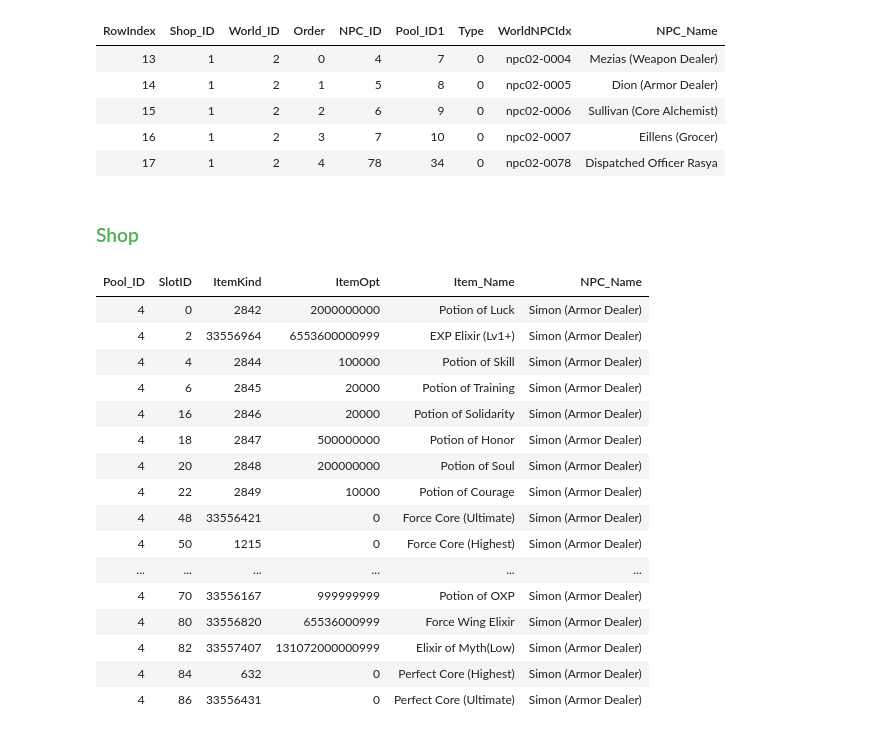
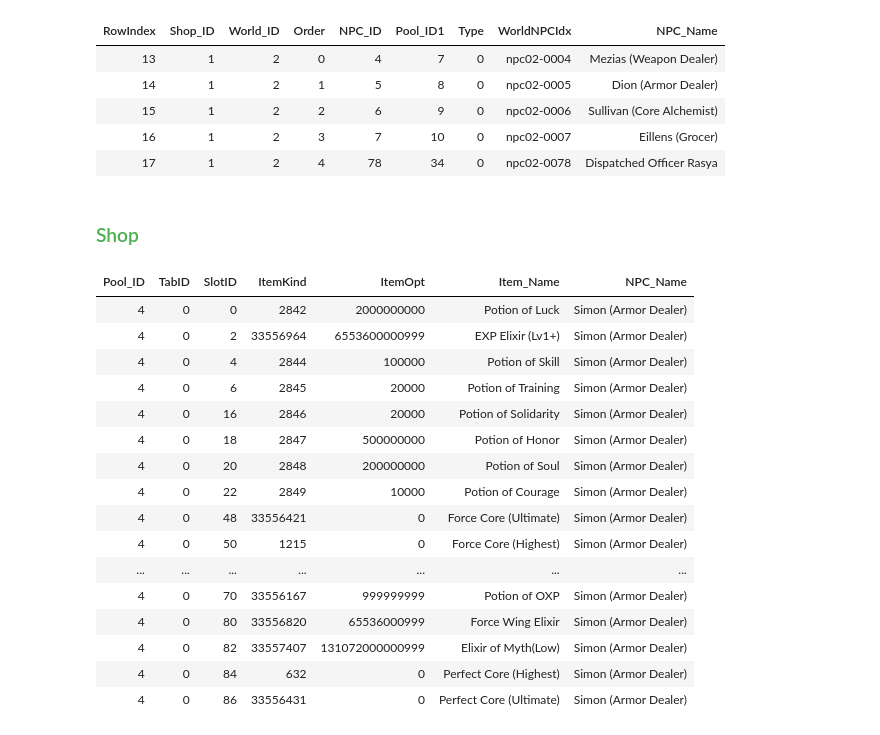
Before and after one commit to MrocznyZdzichu/cabal-tools, a Jupyter notebook: 0030-NPC-browsing.ipynb, the cells around one changed output. Drawn from its saved outputs; the diff is of its cells as text; code cells hidden in the pictures.

```diff
--- a/0030-NPC-browsing.ipynb
+++ b/0030-NPC-browsing.ipynb
@@ -20,30 +28,30 @@ NPC
 # %%
 main.ShopsManager.preview_shops(
     section         = 'Shop',
-    columns_to_show = ['Pool_ID', 'SlotID', 'ItemKind', 'ItemOpt', 'Item_Name', 'NPC_Name'],
+    columns_to_show = ['Pool_ID', 'TabID', 'SlotID', 'ItemKind', 'ItemOpt', 'Item_Name', 'NPC_Name'],
     filter_key      = 'NPC_Name',
     filter_val      = 'Simon',
     filter_operator = 'like'
 )
 # %% [output]
 Shop
-| Pool_ID | SlotID | ItemKind | ItemOpt | Item_Name | NPC_Name |
-| 4 | 0 | 2842 | 2000000000 | Potion of Luck | Simon (Armor Dealer) |
-| 4 | 2 | 33556964 | 6553600000999 | EXP Elixir (Lv1+) | Simon (Armor Dealer) |
-| 4 | 4 | 2844 | 100000 | Potion of Skill | Simon (Armor Dealer) |
-| 4 | 6 | 2845 | 20000 | Potion of Training | Simon (Armor Dealer) |
-| 4 | 16 | 2846 | 20000 | Potion of Solidarity | Simon (Armor Dealer) |
-| 4 | 18 | 2847 | 500000000 | Potion of Honor | Simon (Armor Dealer) |
-| 4 | 20 | 2848 | 200000000 | Potion of Soul | Simon (Armor Dealer) |
-| 4 | 22 | 2849 | 10000 | Potion of Courage | Simon (Armor Dealer) |
-| 4 | 48 | 33556421 | 0 | Force Core (Ultimate) | Simon (Armor Dealer) |
-| 4 | 50 | 1215 | 0 | Force Core (Highest) | Simon (Armor Dealer) |
-| ... | ... | ... | ... | ... | ... |
-| 4 | 70 | 33556167 | 999999999 | Potion of OXP | Simon (Armor Dealer) |
-| 4 | 80 | 33556820 | 65536000999 | Force Wing Elixir | Simon (Armor Dealer) |
-| 4 | 82 | 33557407 | 131072000000999 | Elixir of Myth(Low) | Simon (Armor Dealer) |
-| 4 | 84 | 632 | 0 | Perfect Core (Highest) | Simon (Armor Dealer) |
-| 4 | 86 | 33556431 | 0 | Perfect Core (Ultimate) | Simon (Armor Dealer) |
+| Pool_ID | TabID | SlotID | ItemKind | ItemOpt | Item_Name | NPC_Name |
+| 4 | 0 | 0 | 2842 | 2000000000 | Potion of Luck | Simon (Armor Dealer) |
+| 4 | 0 | 2 | 33556964 | 6553600000999 | EXP Elixir (Lv1+) | Simon (Armor Dealer) |
+| 4 | 0 | 4 | 2844 | 100000 | Potion of Skill | Simon (Armor Dealer) |
+| 4 | 0 | 6 | 2845 | 20000 | Potion of Training | Simon (Armor Dealer) |
+| 4 | 0 | 16 | 2846 | 20000 | Potion of Solidarity | Simon (Armor Dealer) |
+| 4 | 0 | 18 | 2847 | 500000000 | Potion of Honor | Simon (Armor Dealer) |
+| 4 | 0 | 20 | 2848 | 200000000 | Potion of Soul | Simon (Armor Dealer) |
+| 4 | 0 | 22 | 2849 | 10000 | Potion of Courage | Simon (Armor Dealer) |
+| 4 | 0 | 48 | 33556421 | 0 | Force Core (Ultimate) | Simon (Armor Dealer) |
+| 4 | 0 | 50 | 1215 | 0 | Force Core (Highest) | Simon (Armor Dealer) |
+| ... | ... | ... | ... | ... | ... | ... |
+| 4 | 0 | 70 | 33556167 | 999999999 | Potion of OXP | Simon (Armor Dealer) |
+| 4 | 0 | 80 | 33556820 | 65536000999 | Force Wing Elixir | Simon (Armor Dealer) |
+| 4 | 0 | 82 | 33557407 | 131072000000999 | Elixir of Myth(Low) | Simon (Armor Dealer) |
+| 4 | 0 | 84 | 632 | 0 | Perfect Core (Highest) | Simon (Armor Dealer) |
+| 4 | 0 | 86 | 33556431 | 0 | Perfect Core (Ultimate) | Simon (Armor Dealer) |
 # %%
 main.ShopsManager.preview_shops(
     section         = 'Shop',
```
Also changed, not shown: parts of 2 cells of this notebook, 9 other files.
